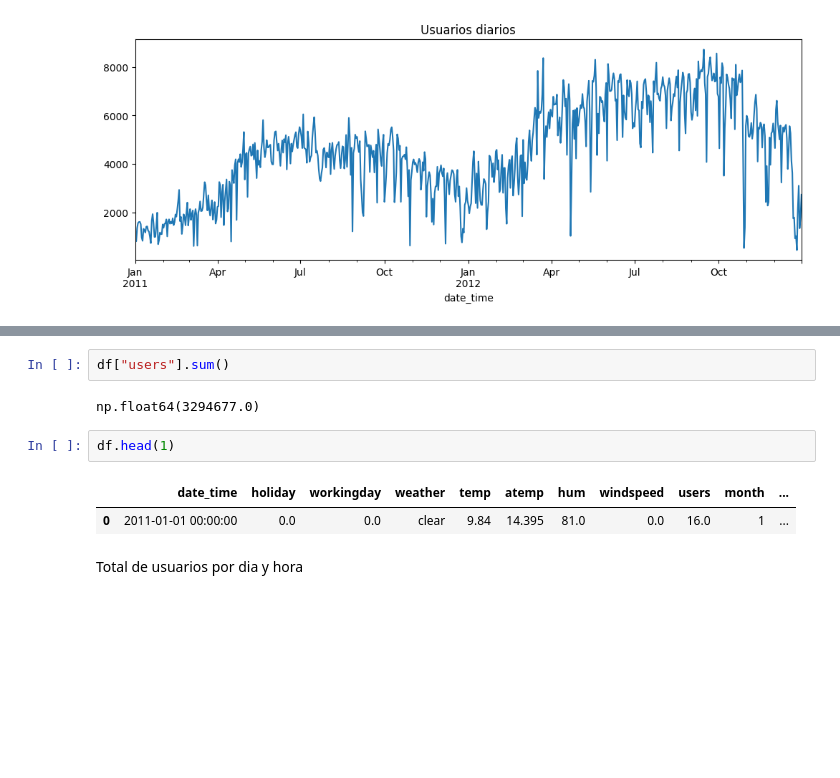
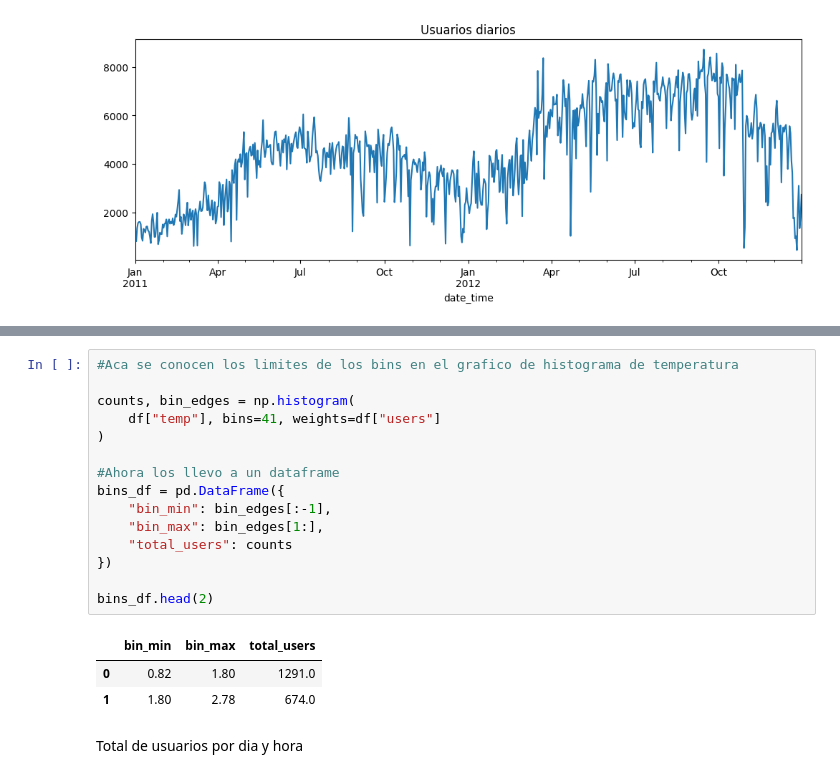
Before and after one commit to jheinsonand/Prediccion_uso_bicicletas, a Jupyter notebook: notebooks/01_eda_preprocess.ipynb, the cells around one changed output, grey strips where cells are left out. Drawn from its saved outputs; the diff is of its cells as text; blank space fills up the shorter version.

```diff
--- a/notebooks/01_eda_preprocess.ipynb
+++ b/notebooks/01_eda_preprocess.ipynb
@@ -185,12 +173,22 @@ np.float64(148189.0)
 # %%
-df["users"].sum()
+#Aca se conocen los limites de los bins en el grafico de histograma de temperatura
+
+counts, bin_edges = np.histogram(
+    df["temp"], bins=41, weights=df["users"]
+)
+
+#Ahora los llevo a un dataframe
+bins_df = pd.DataFrame({
+    "bin_min": bin_edges[:-1],
+    "bin_max": bin_edges[1:],
+    "total_users": counts
+})
+
+bins_df.head(2)
 # %% [output]
-np.float64(3294677.0)
+|  | bin_min | bin_max | total_users |
+| 0 | 0.82 | 1.80 | 1291.0 |
+| 1 | 1.80 | 2.78 | 674.0 |
-# %%
-df.head(1)
-# %% [output]
-|  | date_time | holiday | workingday | weather | temp | atemp | hum | windspeed | users | month | ... |
-| 0 | 2011-01-01 00:00:00 | 0.0 | 0.0 | clear | 9.84 | 14.395 | 81.0 | 0.0 | 16.0 | 1 | ... |
 # %% [markdown]
 Total de usuarios por dia y hora
 # %%
```
Also changed, not shown: parts of 13 cells of this notebook.
